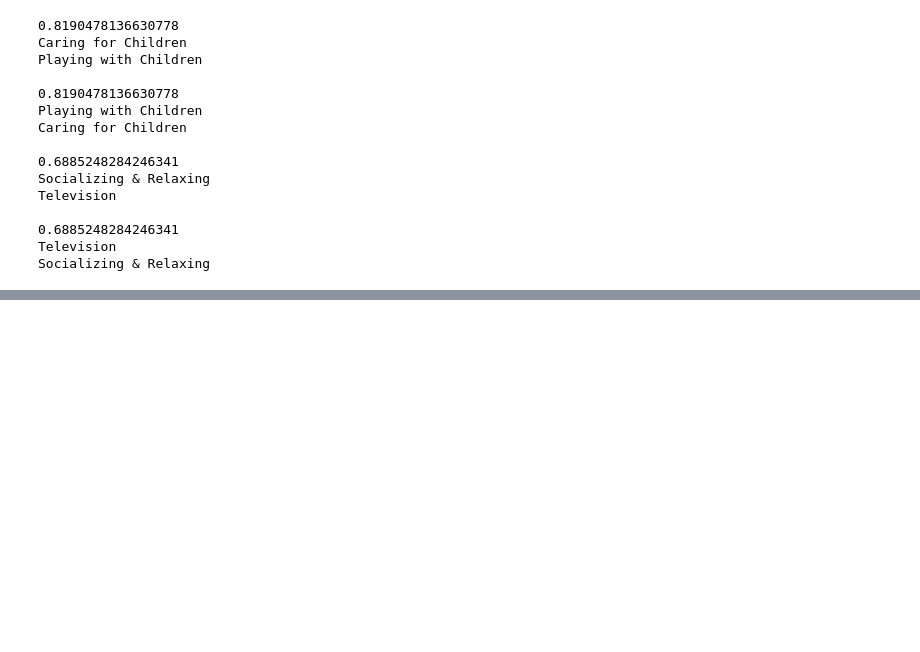
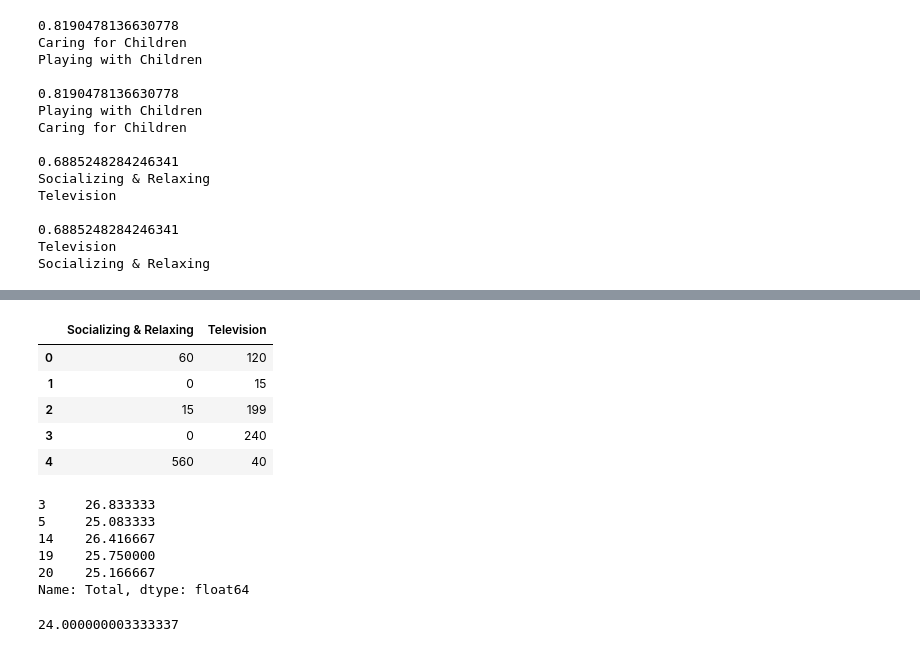
Before and after one commit to shenoyrahul444/IAC---Round-1-, a Jupyter notebook: Data Exploration.ipynb, the cells around one changed output, grey strips where cells are left out. Drawn from its saved outputs; the diff is of its cells as text; code cells hidden in the pictures; blank space fills up the shorter version.

```diff
--- a/Data Exploration.ipynb
+++ b/Data Exploration.ipynb
@@ -100,0 +93,20 @@ Caring for Children
+# %%
+transformed_train['Socializing & Relaxing'] = transformed_train['Socializing & Relaxing'] - transformed_train['Television']
+# %%
+transformed_train.loc[:,'Socializing & Relaxing':'Television'].head()
+# %% [output]
+|  | Socializing & Relaxing | Television |
+| 0 | 60 | 120 |
+| 1 | 0 | 15 |
+| 2 | 15 | 199 |
+| 3 | 0 | 240 |
+| 4 | 560 | 40 |
+# %%
+transformed_train.loc[:,'Total'][transformed_train['Total']>24].head()
+# %% [output]
+3     26.833333
+5     25.083333
+14    26.416667
+19    25.750000
+20    25.166667
+Name: Total, dtype: float64
@@ -100,0 +117,4 @@ Caring for Children
+# %%
+transformed_train['Total'].max()
+# %% [output]
+24.000000003333337
```
Also changed, not shown: parts of 13 cells of this notebook.
